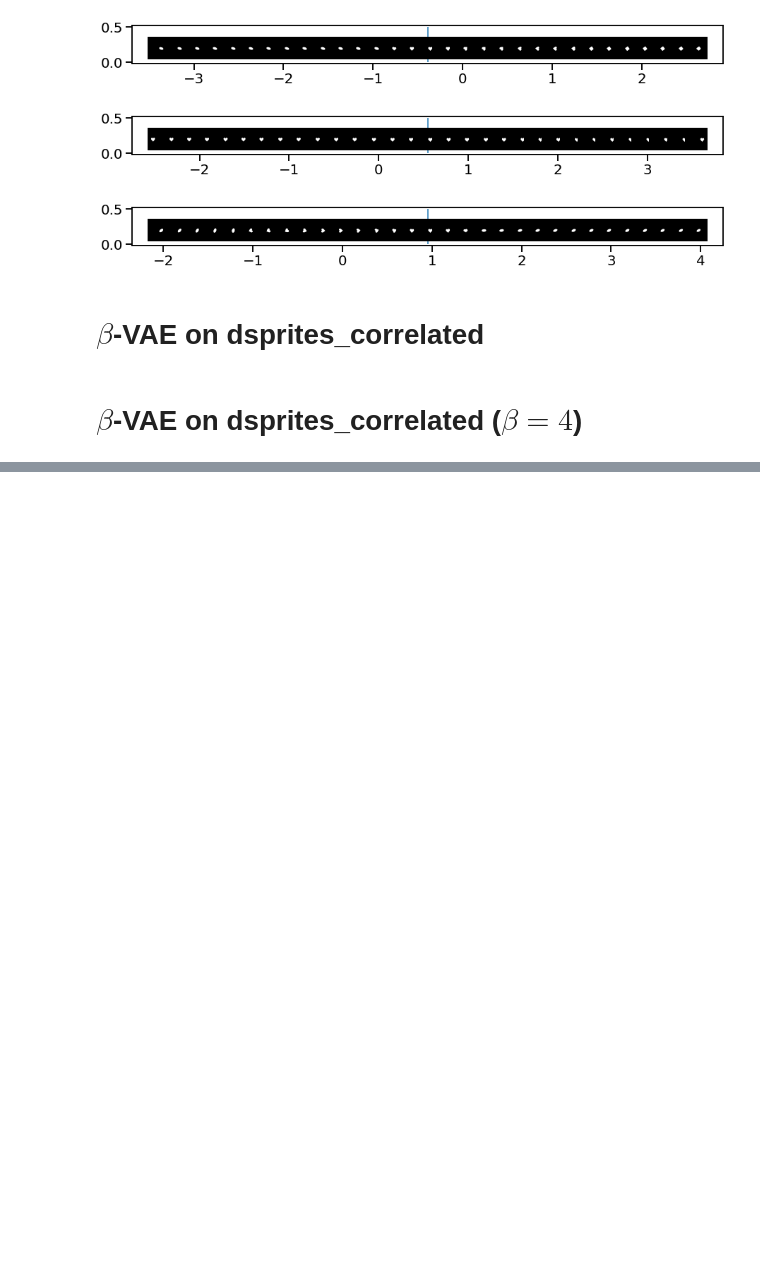
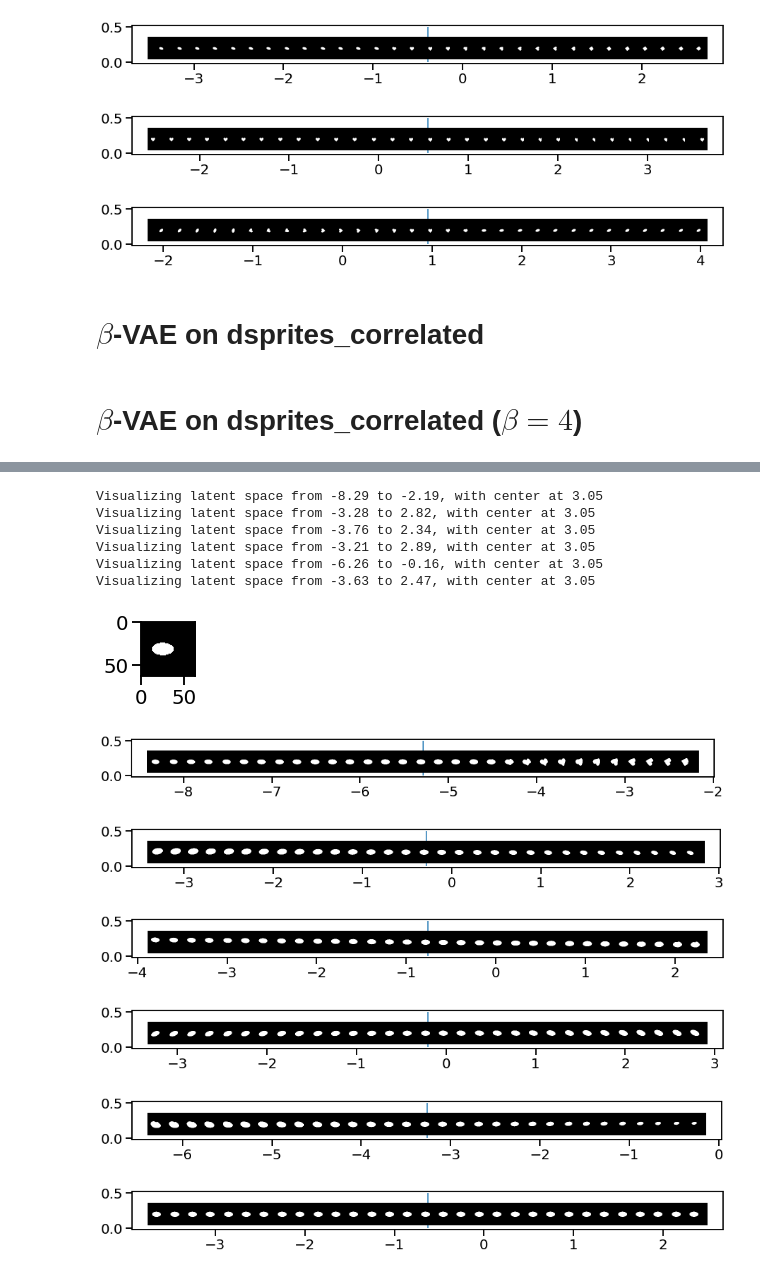
Before and after one commit to muhammadyaseen/vae-disentanglement, a Jupyter notebook: Latent Encoding Investigaton.ipynb, the cells around one changed output, grey strips where cells are left out. Drawn from its saved outputs; the diff is of its cells as text; code cells hidden in the pictures; blank space fills up the shorter version.

```diff
--- a/Latent Encoding Investigaton.ipynb
+++ b/Latent Encoding Investigaton.ipynb
@@ -920,0 +949,25 @@ show_traversal_plot(model_dsprites_corrb4, anchor_image, limit=2, interp_step=1/
+# %%
+anchor_image = dsprites_corr_datasetb4.__getitem__(200)[0]
+fig, ax = plt.subplots(figsize=(1,1))
+ax.imshow(anchor_image.permute(1,2,0), cmap='gray')
+anchor_image = anchor_image.unsqueeze(0).to(curr_dev)
+show_traversal_plot(model_dsprites_corrb4, anchor_image, limit=2, interp_step=1/5, dim=0, mode='relative',layer_to_explore='z1', model_type='laddervae')
+show_traversal_plot(model_dsprites_corrb4, anchor_image, limit=2, interp_step=1/5, dim=1, mode='relative',layer_to_explore='z1', model_type='laddervae')
+show_traversal_plot(model_dsprites_corrb4, anchor_image, limit=2, interp_step=1/5, dim=2, mode='relative',layer_to_explore='z1', model_type='laddervae')
+show_traversal_plot(model_dsprites_corrb4, anchor_image, limit=2, interp_step=1/5, dim=3, mode='relative',layer_to_explore='z1', model_type='laddervae')
+show_traversal_plot(model_dsprites_corrb4, anchor_image, limit=2, interp_step=1/5, dim=4, mode='relative',layer_to_explore='z1', model_type='laddervae')
+show_traversal_plot(model_dsprites_corrb4, anchor_image, limit=2, interp_step=1/5, dim=5, mode='relative',layer_to_explore='z1', model_type='laddervae')
+# %% [output]
+Visualizing latent space from -8.29 to -2.19, with center at 3.05
+Visualizing latent space from -3.28 to 2.82, with center at 3.05
+Visualizing latent space from -3.76 to 2.34, with center at 3.05
+Visualizing latent space from -3.21 to 2.89, with center at 3.05
+Visualizing latent space from -6.26 to -0.16, with center at 3.05
+Visualizing latent space from -3.63 to 2.47, with center at 3.05
+[figure, added]
+[figure, added]
+[figure, added]
+[figure, added]
+[figure, added]
+[figure, added]
+[figure, added]
```
Also changed, not shown: parts of 5 cells of this notebook, 5 other files.
